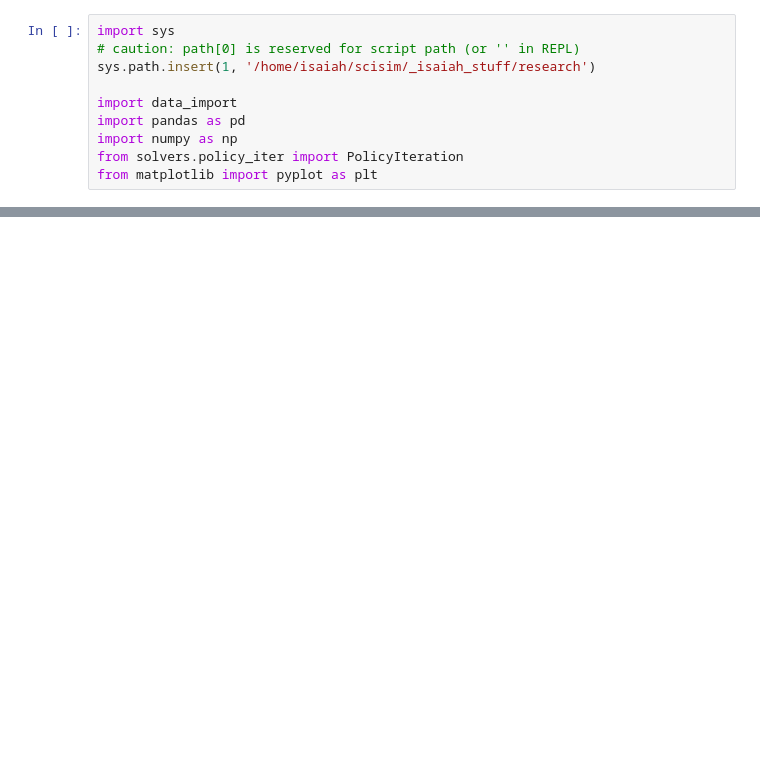
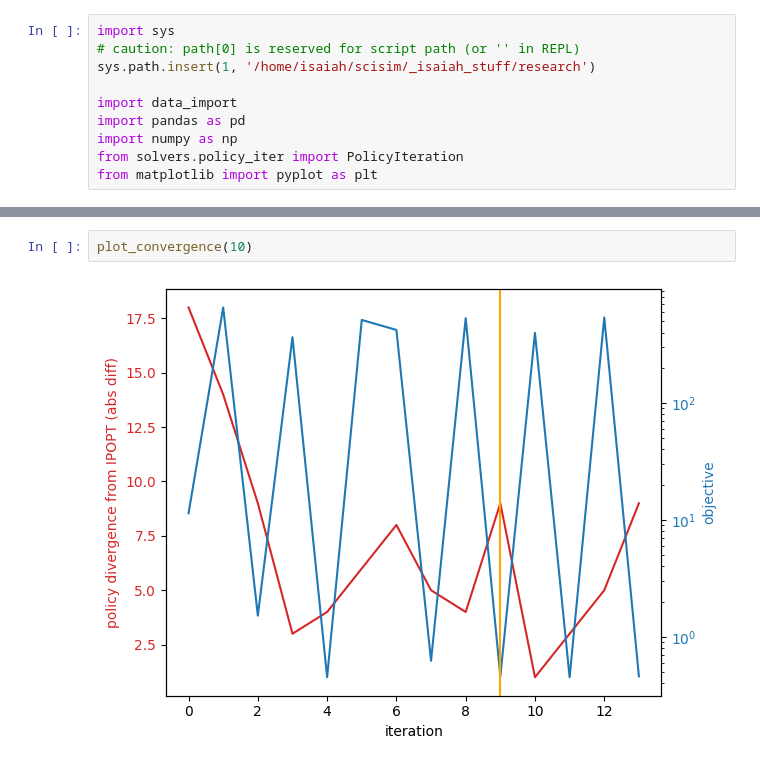
Before and after one commit to IsaiahWitzke/scisim, a Jupyter notebook: _isaiah_stuff/research/util/apr_2.ipynb, the cells around one changed output, grey strips where cells are left out. Cells and saved outputs as stored; diff of their text form; blank space fills up the shorter version.

```diff
--- a/_isaiah_stuff/research/util/apr_2.ipynb
+++ b/_isaiah_stuff/research/util/apr_2.ipynb
@@ -83,0 +99,4 @@ print(main_df['pi_solver'][0].intermediate_objective[-2])
+# %%
+plot_convergence(10)
+# %% [output]
+[figure, added]
```
Also changed, not shown: parts of 16 cells of this notebook, 7 other files.
